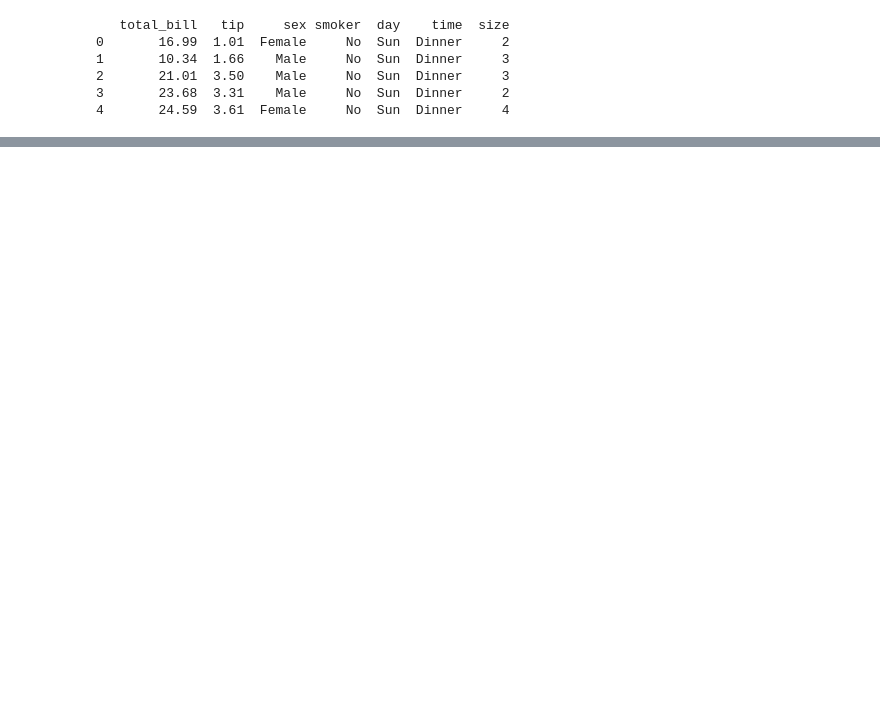
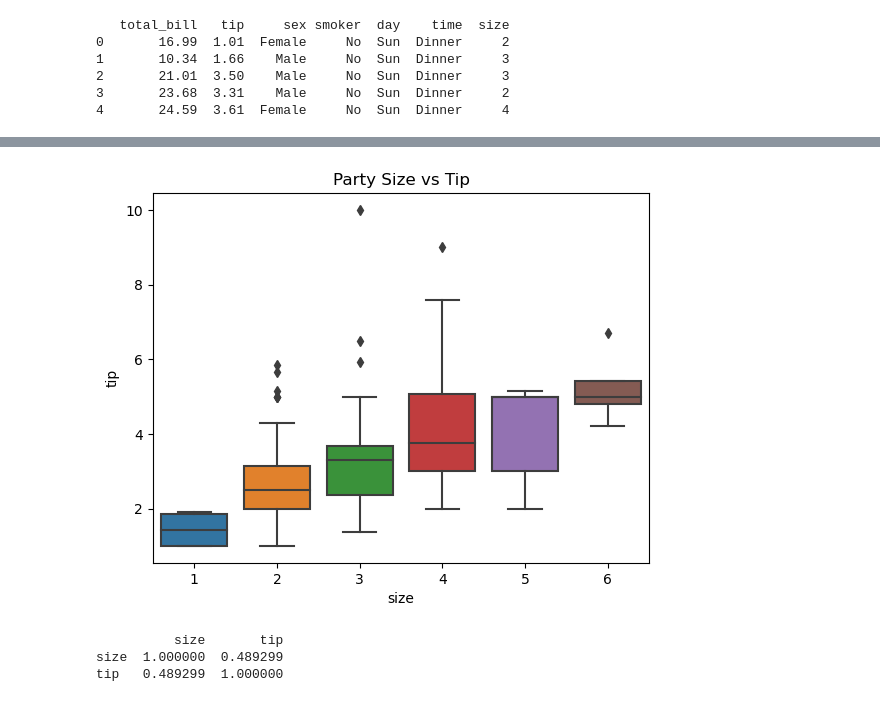
Before and after one commit to hina42/data_analysis, a Jupyter notebook: tips_data_analysis.ipynb, the cells around one changed output, grey strips where cells are left out. Saved outputs shown, nothing was run; the diff lists cells and outputs as text; code cells hidden in the pictures; blank space fills up the shorter version.

```diff
--- a/tips_data_analysis.ipynb
+++ b/tips_data_analysis.ipynb
@@ -29,0 +110,13 @@ memory usage: 7.4 KB
+# %%
+#Party size vs tip
+sns.boxplot(data=tips, x="size", y="tip")
+plt.title('Party Size vs Tip')
+plt.show()
+
+# Correlation coefficient
+print(tips[['size', "tip"]].corr())
+# %% [output]
+[figure, added]
+          size       tip
+size  1.000000  0.489299
+tip   0.489299  1.000000
```
Also changed, not shown: parts of 16 cells of this notebook.
